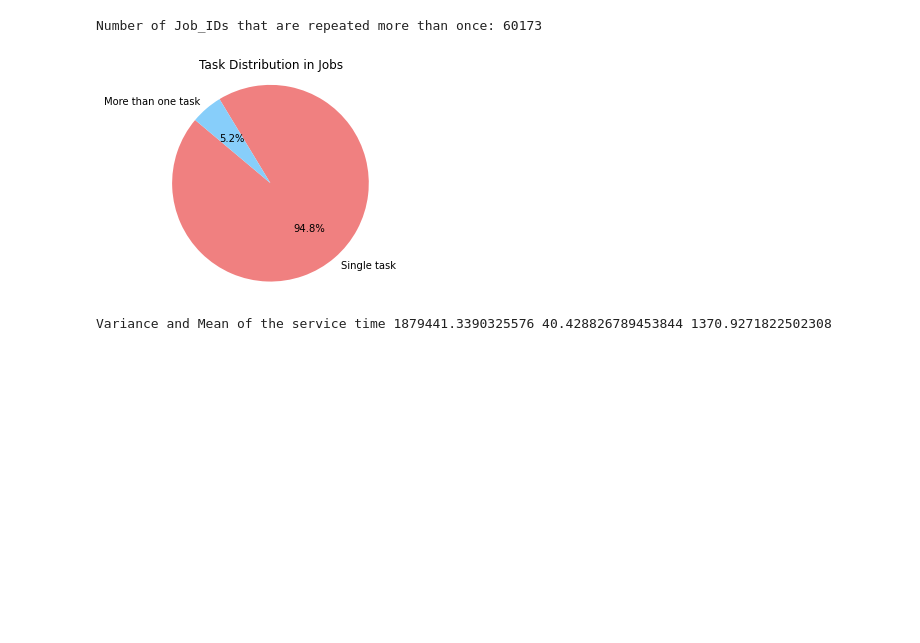
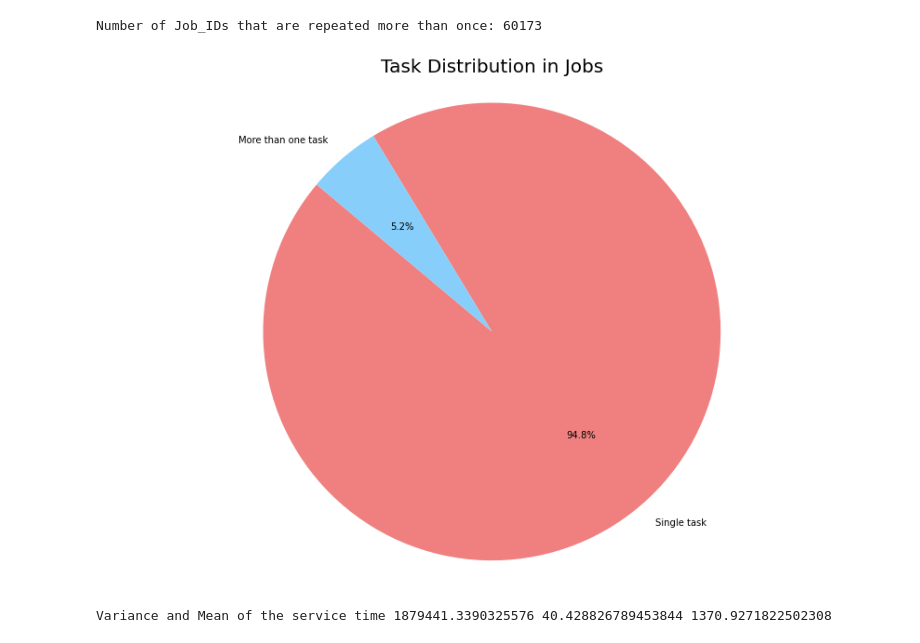
Before and after one commit to maryyyyna/Networking-for-Big-Data-and-Laboratory, a Jupyter notebook: CH2_DataCenter.ipynb, the cells around one changed output. Drawn from its saved outputs; the diff is of its cells as text; code cells hidden in the pictures; blank space fills up the shorter version.

```diff
--- a/CH2_DataCenter.ipynb
+++ b/CH2_DataCenter.ipynb
@@ -70,24 +70,25 @@ Number of Job_IDs that are repeated more than once: 60173
 # %%
 #Examination of tasks in jobs
 job_id_counts = tasks_dataframe["Job_ID"].value_counts()
 single_task = len(job_id_counts[job_id_counts<2])
 more_tasks = len(job_id_counts[job_id_counts > 1])
 
 sizes = [single_task, more_tasks]
 labels = ['Single task', 'More than one task']
 colors = ['lightcoral', 'lightskyblue']
 
 # Create the pie chart
+plt.figure(figsize=(15, 10))
 plt.pie(sizes, labels=labels, colors=colors, autopct='%1.1f%%', startangle=140)
 
 # Add a title
-plt.title("Task Distribution in Jobs")
+plt.title("Task Distribution in Jobs", fontsize = 20)
 
 # Display the chart
 plt.axis('equal')
 plt.show()
 # %% [output]
-[figure, old version]
+[figure, new version]
 # %%
 # variability of service time
 service_time = tasks_dataframe['CPU']/0.1
```
Also changed, not shown: parts of 12 cells of this notebook.
